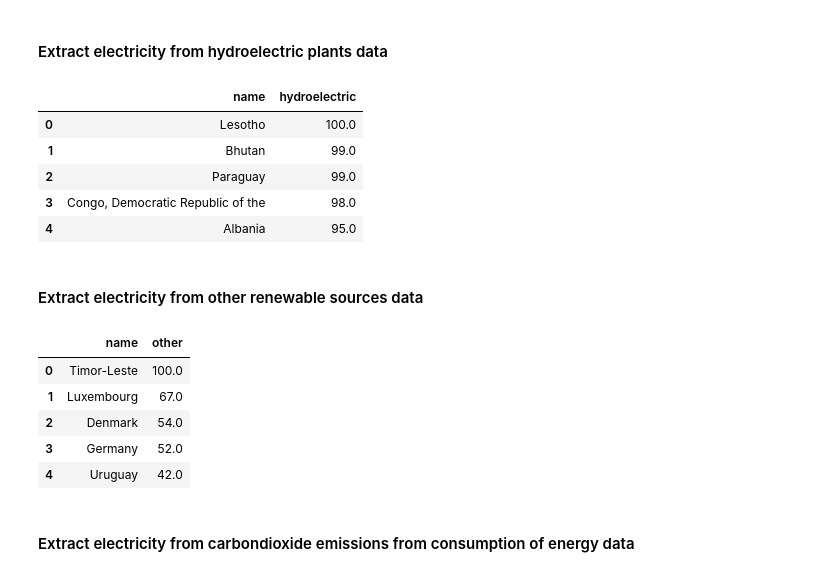
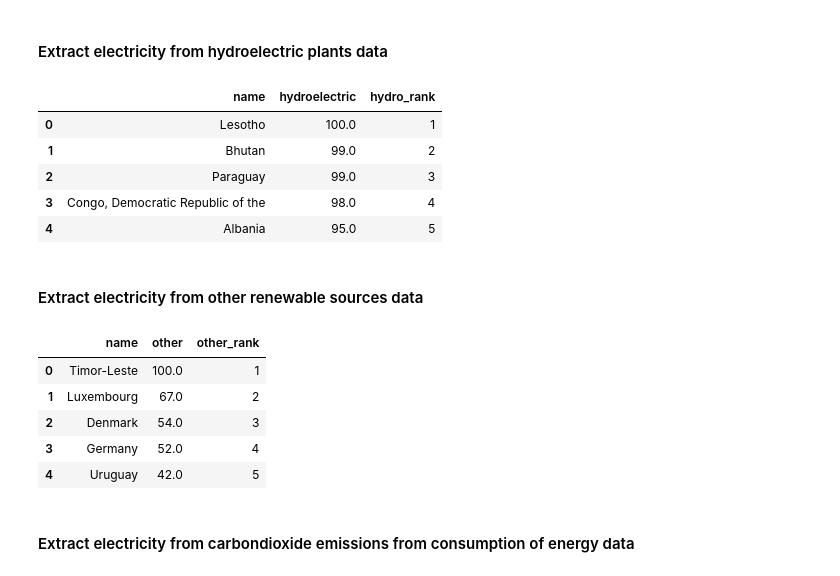
Before and after one commit to cpronier/Project_2_CIA_World_Factbook, a Jupyter notebook: Project-2.ipynb, the cells around one changed output. Cells and saved outputs as stored; diff of their text form; code cells hidden in the pictures.

```diff
--- a/Project-2.ipynb
+++ b/Project-2.ipynb
@@ -37,6 +37,7 @@ soup = bs(html, "html.parser")
 country_name = []
 country_abbr = []
 country_pop = []
+population_rank = []
 
 tbody = soup.find("tbody")
 trow = tbody.findAll("tr")
@@ -52,10 +53,14 @@ for i in trow:
     population = "".join(population.split(","))
     country_pop.append(float(population))
 
+    rank = i.findAll("td")[0].text
+    population_rank.append(rank)
+
 population_df = pd.DataFrame({
     "name": country_name,
     "abbr": country_abbr,
-    "population": country_pop
+    "population": country_pop,
+    "population_rank": population_rank
 })
 
 population_df.head()
@@ -80,6 +85,7 @@ soup = bs(html, "html.parser")
 # %%
 country_name = []
 country_econsumption = []
+econsumption_rank = []
 
 tbody = soup.find("tbody")
 trow = tbody.findAll("tr")
@@ -92,9 +98,13 @@ for i in trow:
     econsumption = "".join(econsumption.split(","))
     country_econsumption.append(float(econsumption))
 
+    rank = i.findAll("td")[0].text
+    econsumption_rank.append(rank)
+
 econsumption_df = pd.DataFrame({
     "name": country_name,
-    "econsumption": country_econsumption
+    "econsumption": country_econsumption,
+    "econsumption_rank": econsumption_rank
 })
 
 econsumption_df.head()
@@ -119,6 +129,7 @@ soup = bs(html, "html.parser")
 # %%
 country_name = []
 country_fossil = []
+fossil_rank = []
 
 tbody = soup.find("tbody")
 trow = tbody.findAll("tr")
@@ -130,9 +141,13 @@ for i in trow:
     fossil = i.findAll("td")[2].text
     country_fossil.append(float(fossil))
 
+    rank = i.findAll("td")[0].text
+    fossil_rank.append(rank)
+
 fossil_df = pd.DataFrame({
     "name": country_name,
-    "fossil": country_fossil
+    "fossil": country_fossil,
+    "fossil_rank": fossil_rank
 })
 
 fossil_df.head()
@@ -157,6 +172,7 @@ soup = bs(html, "html.parser")
 # %%
 country_name = []
 country_nuclear = []
+nuclear_rank = []
 
 tbody = soup.find("tbody")
 trow = tbody.findAll("tr")
@@ -168,9 +184,13 @@ for i in trow:
     nuclear = i.findAll("td")[2].text
     country_nuclear.append(float(nuclear))
 
+    rank = i.findAll("td")[0].text
+    nuclear_rank.append(rank)
+
 nuclear_df = pd.DataFrame({
     "name": country_name,
-    "nuclear": country_nuclear
+    "nuclear": country_nuclear,
+    "nuclear_rank": nuclear_rank
 })
 
 nuclear_df.head()
@@ -195,30 +215,35 @@ soup = bs(html, "html.parser")
 # %%
 country_name = []
 country_hydro = []
+hydro_rank = []
 
 tbody = soup.find("tbody")
 trow = tbody.findAll("tr")
 
 for i in trow:
     name = i.find("td", class_="region").find("a").text
     country_name.append(name)
 
     hydro = i.findAll("td")[2].text
     country_hydro.append(float(hydro))
 
+    rank = i.findAll("td")[0].text
+    hydro_rank.append(rank)
+
 hydro_df = pd.DataFrame({
     "name": country_name,
-    "hydroelectric": country_hydro
+    "hydroelectric": country_hydro,
+    "hydro_rank": hydro_rank
 })
 
 hydro_df.head()
 # %% [output]
-|  | name | hydroelectric |
-| 0 | Lesotho | 100.0 |
-| 1 | Bhutan | 99.0 |
-| 2 | Paraguay | 99.0 |
-| 3 | Congo, Democratic Republic of the | 98.0 |
-| 4 | Albania | 95.0 |
+|  | name | hydroelectric | hydro_rank |
+| 0 | Lesotho | 100.0 | 1 |
+| 1 | Bhutan | 99.0 | 2 |
+| 2 | Paraguay | 99.0 | 3 |
+| 3 | Congo, Democratic Republic of the | 98.0 | 4 |
+| 4 | Albania | 95.0 | 5 |
 # %% [markdown]
 #### Extract electricity from other renewable sources data
 # %%
@@ -233,6 +258,7 @@ soup = bs(html, "html.parser")
 # %%
 country_name = []
 country_other = []
+other_rank = []
 
 tbody = soup.find("tbody")
 trow = tbody.findAll("tr")
@@ -244,19 +270,24 @@ for i in trow:
     other = i.findAll("td")[2].text
     country_other.append(float(other))
 
+    rank = i.findAll("td")[0].text
+    other_rank.append(rank)
+
 other_df = pd.DataFrame({
     "name": country_name,
-    "other": country_other
+    "other": country_other,
+    "other_rank": other_rank
+
 })
 
 other_df.head()
 # %% [output]
-|  | name | other |
-| 0 | Timor-Leste | 100.0 |
-| 1 | Luxembourg | 67.0 |
-| 2 | Denmark | 54.0 |
-| 3 | Germany | 52.0 |
-| 4 | Uruguay | 42.0 |
+|  | name | other | other_rank |
+| 0 | Timor-Leste | 100.0 | 1 |
+| 1 | Luxembourg | 67.0 | 2 |
+| 2 | Denmark | 54.0 | 3 |
+| 3 | Germany | 52.0 | 4 |
+| 4 | Uruguay | 42.0 | 5 |
 # %% [markdown]
 #### Extract electricity from carbondioxide emissions from consumption of energy data
 # %%
```
Also changed, not shown: parts of 11 cells of this notebook.
